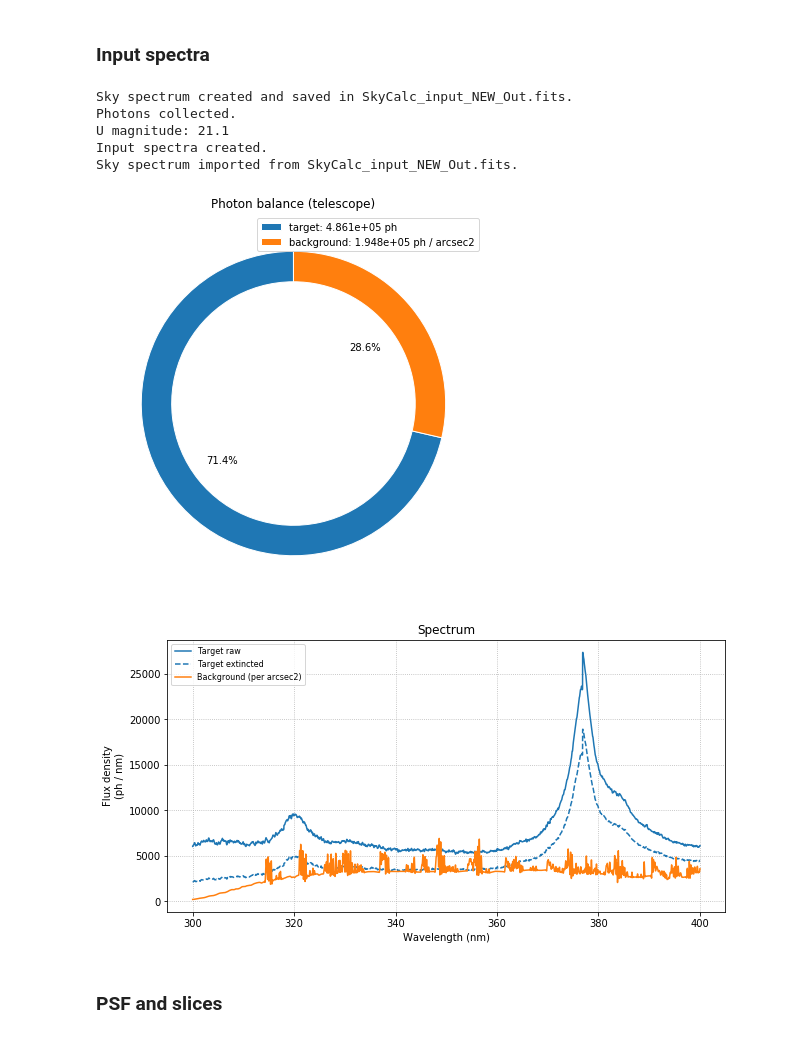
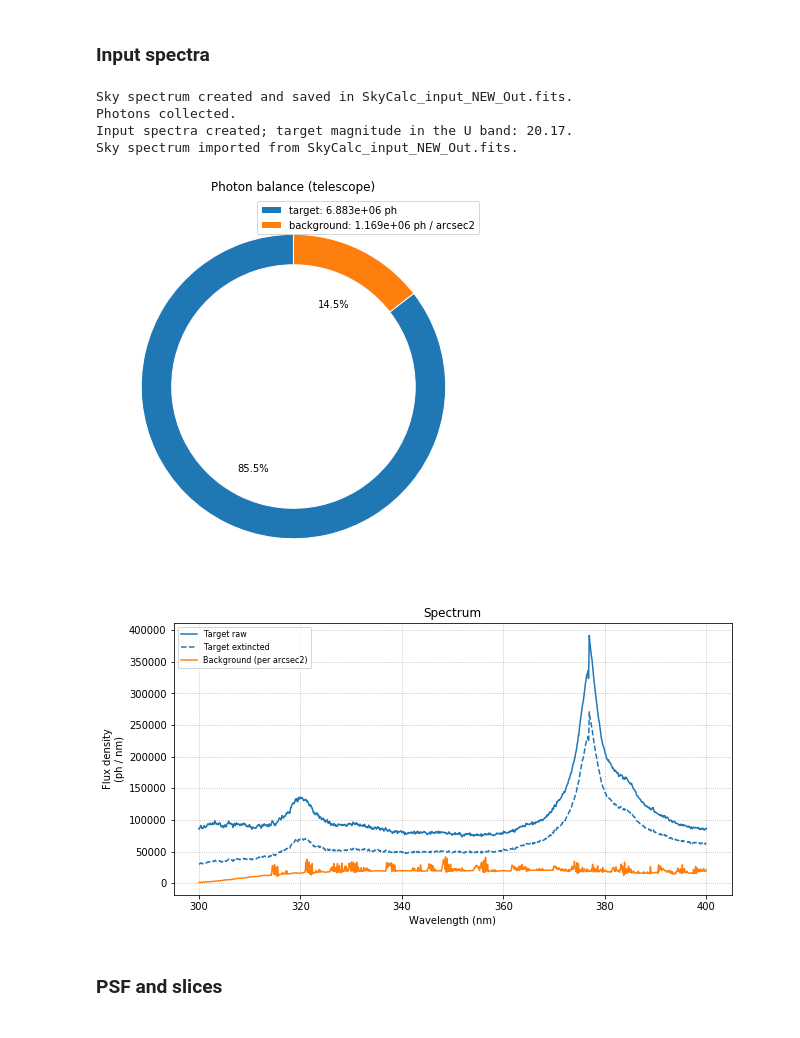
Before and after one commit to gcupani/cubes, a Jupyter notebook: CUBES E2E simulator (compact).ipynb, the cells around one changed output. Saved outputs shown, nothing was run; the diff lists cells and outputs as text; code cells hidden in the pictures.

Commit message:
Fixed bugs (U magnitude, deprecated wave_sampl variable, etc.)

```diff
--- a/CUBES E2E simulator (compact).ipynb
+++ b/CUBES E2E simulator (compact).ipynb
@@ -11,33 +11,32 @@
 # %%
 sim.spec_templ = 'custom'  # Template ('flat', 'PL', 'custom')
 sim.spec_file = 'Science_Spectra/Zheng+97.txt'  # Path to file
 
 sim.mag_syst = 'Vega'  # System ('Vega')
-sim.mag_band = 'U'  # Band ('U', 'B', 'V', 'R', 'I', 'J', 'H', 'K' for Vega)
+sim.mag_band = 'B'  # Band ('U', 'B', 'V', 'R', 'I', 'J', 'H', 'K' for Vega)
 sim.targ_mag = 21  # Magnitude
 
 sim.zem = 2.1  # Emission redshift
 sim.igm_abs = 'inoue'  # IGM absorption
 
 sim.airmass = 1.16  # Airmass
 sim.pwv = 2.5  # Precipitable water vapor
 sim.moond = 0  # Days from new moon
 try:
     %run -i SkyCalc_Call.py  # Uncomment this to skip call to SkyCalc
 except:
     sim.bckg_mag = 22.5 # Background magnitude
 
-sim.texp = 600*au.s  # Exposure time
+sim.texp = 3600*au.s  # Exposure time
 sim.spec_in()
 #%mprun -f sim.spec_in sim.spec_in()  # Only for memory checks
 # %% [output]
 Sky spectrum created and saved in SkyCalc_input_NEW_Out.fits.
 Photons collected.
-U magnitude: 21.1
-Input spectra created.
+Input spectra created; target magnitude in the U band: 20.17.
 Sky spectrum imported from SkyCalc_input_NEW_Out.fits.
-[figure, old version]
+[figure, new version]
-[figure, old version]
+[figure, new version]
 # %% [markdown]
 ### PSF and slices
 # %%
```
Also changed, not shown: parts of 3 cells of this notebook, 3 other files.
